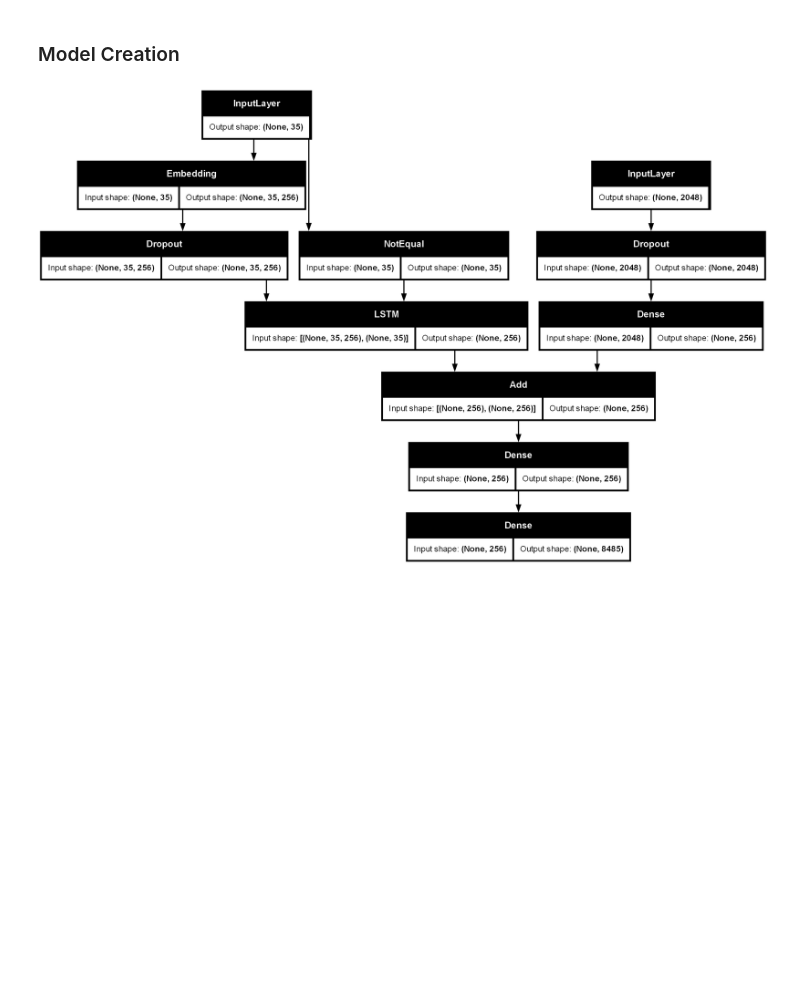
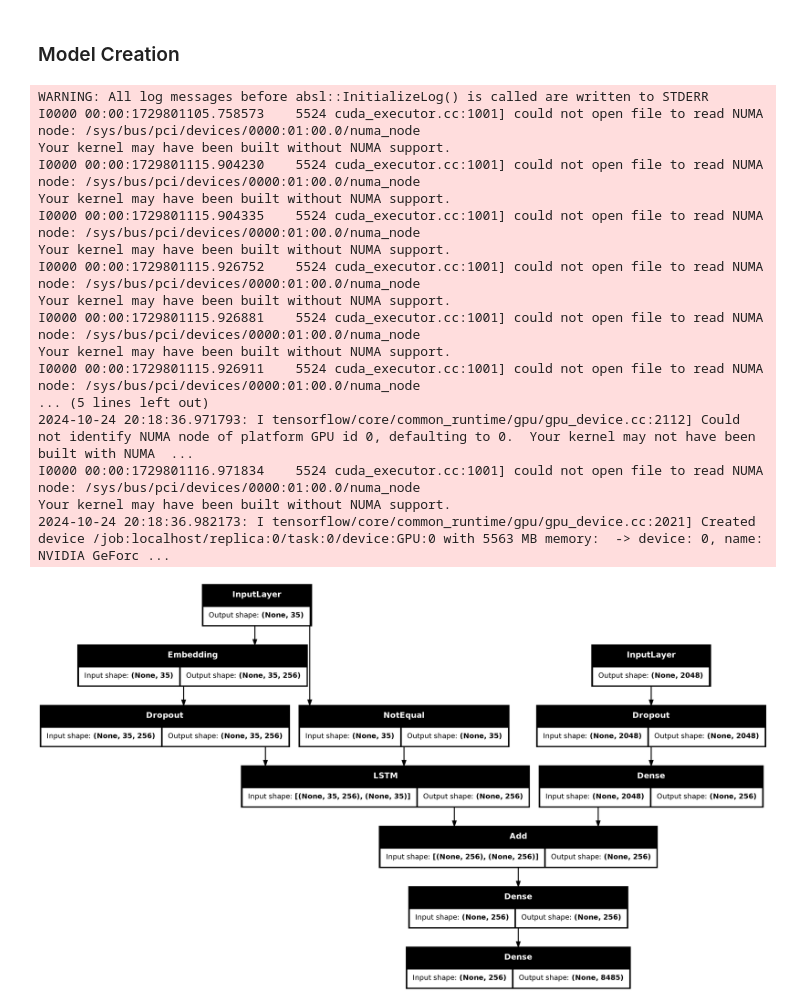
Before and after one commit to MohakGangwani/Image-Captioning, a Jupyter notebook: main.ipynb, the cells around one changed output. Saved outputs shown, nothing was run; the diff lists cells and outputs as text; code cells hidden in the pictures; blank space fills up the shorter version.

```diff
--- a/main.ipynb
+++ b/main.ipynb
@@ -176,22 +143,39 @@ def data_generator(data_keys, mapping, features, tokenizer, max_length, vocab_si
 # %% [markdown]
 ### Model Creation
 # %%
-input1 = Input(shape=(2048,), name='Image')
+input1 = Input(shape=(2048,), name='image')
 fe1 = Dropout(0.25)(input1)
 fe2 = Dense(256, activation='relu')(fe1)
 
 input2 = Input(shape=(max_length,), name='text')
 se1 = Embedding(vocab_size, 256, mask_zero=True)(input2)
 se2 = Dropout(0.25)(se1)
 se3 = LSTM(256)(se2)
 
 decoder1 = add([fe2, se3])
 decoder2 = Dense(256, activation='relu')(decoder1)
 outputs = Dense(vocab_size, activation='softmax')(decoder2)
 
 model = Model(inputs=[input1, input2], outputs=outputs)
 model.compile(loss='categorical_crossentropy', optimizer='adam')
 
 plot_model(model, show_shapes=True)
 # %% [output]
+WARNING: All log messages before absl::InitializeLog() is called are written to STDERR
+I0000 00:00:1729801105.758573    5524 cuda_executor.cc:1001] could not open file to read NUMA node: /sys/bus/pci/devices/0000:01:00.0/numa_node
+Your kernel may have been built without NUMA support.
+I0000 00:00:1729801115.904230    5524 cuda_executor.cc:1001] could not open file to read NUMA node: /sys/bus/pci/devices/0000:01:00.0/numa_node
+Your kernel may have been built without NUMA support.
+I0000 00:00:1729801115.904335    5524 cuda_executor.cc:1001] could not open file to read NUMA node: /sys/bus/pci/devices/0000:01:00.0/numa_node
+Your kernel may have been built without NUMA support.
+I0000 00:00:1729801115.926752    5524 cuda_executor.cc:1001] could not open file to read NUMA node: /sys/bus/pci/devices/0000:01:00.0/numa_node
+Your kernel may have been built without NUMA support.
+I0000 00:00:1729801115.926881    5524 cuda_executor.cc:1001] could not open file to read NUMA node: /sys/bus/pci/devices/0000:01:00.0/numa_node
+Your kernel may have been built without NUMA support.
+I0000 00:00:1729801115.926911    5524 cuda_executor.cc:1001] could not open file to read NUMA node: /sys/bus/pci/devices/0000:01:00.0/numa_node
+... (5 lines left out)
+2024-10-24 20:18:36.971793: I tensorflow/core/common_runtime/gpu/gpu_device.cc:2112] Could not identify NUMA node of platform GPU id 0, defaulting to 0.  Your kernel may not have been built with NUMA  ...
+I0000 00:00:1729801116.971834    5524 cuda_executor.cc:1001] could not open file to read NUMA node: /sys/bus/pci/devices/0000:01:00.0/numa_node
+Your kernel may have been built without NUMA support.
+2024-10-24 20:18:36.982173: I tensorflow/core/common_runtime/gpu/gpu_device.cc:2021] Created device /job:localhost/replica:0/task:0/device:GPU:0 with 5563 MB memory:  -> device: 0, name: NVIDIA GeForc ...
-[figure, old version]
+[figure, new version]
```
Also changed, not shown: parts of 7 cells of this notebook, 3 other files.
